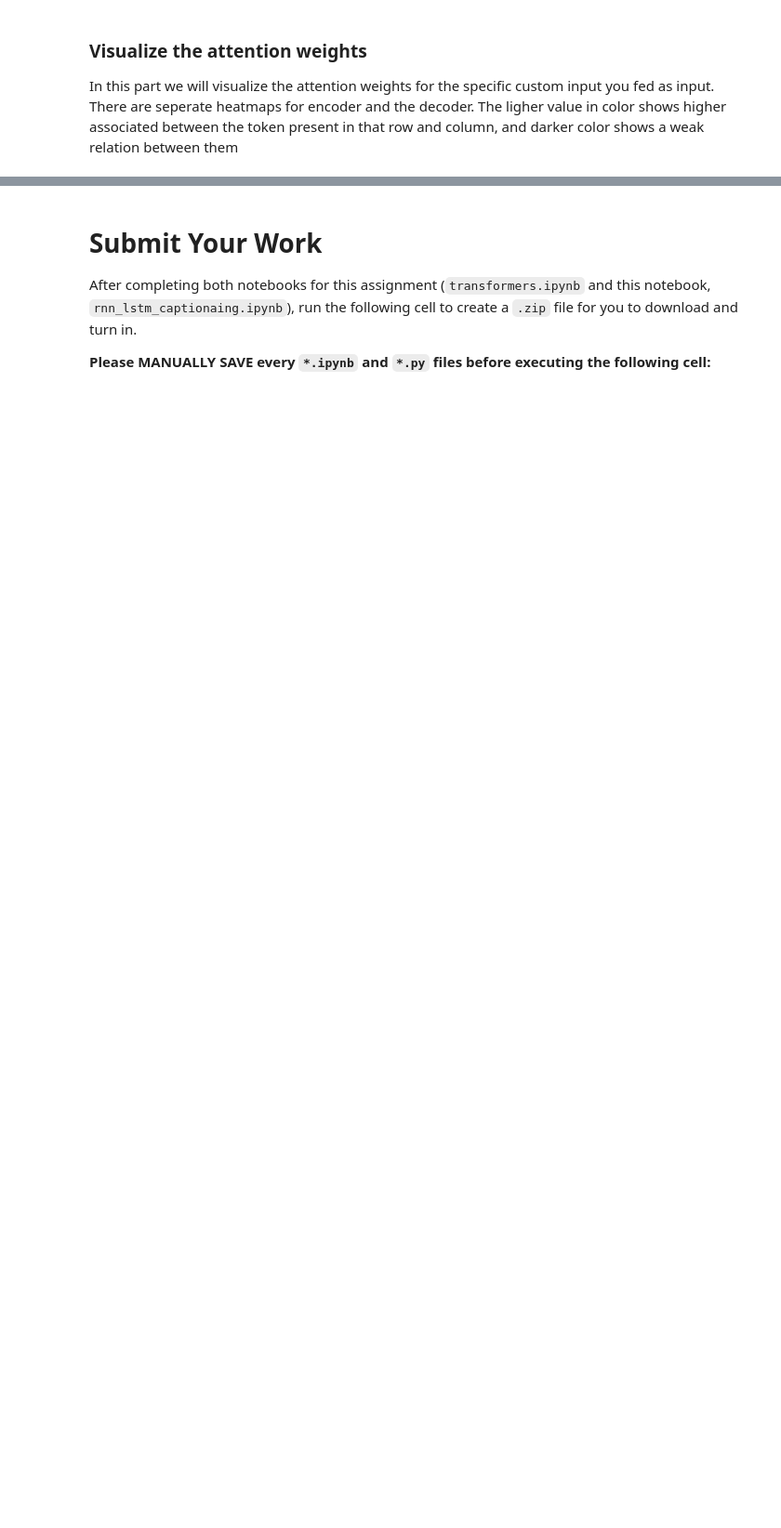
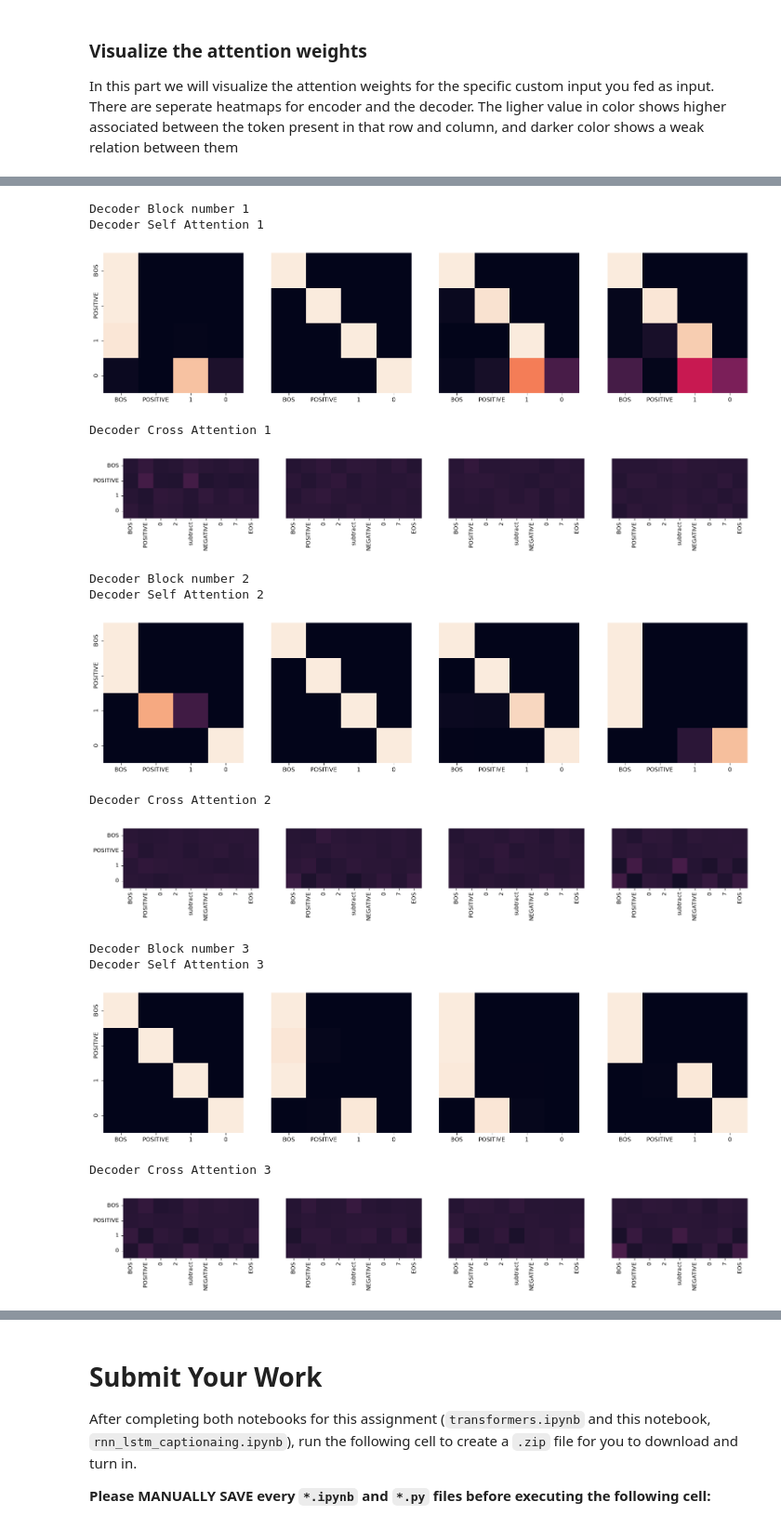
Before and after one commit to AYAYA723/EECS-498-007_598-005-Deep-Learning-Personal-Note, a Jupyter notebook: assignment5/Transformers.ipynb, the cells around one changed output, grey strips where cells are left out. Shown at 93% size. Drawn from its saved outputs; the diff is of its cells as text; code cells hidden in the pictures; blank space fills up the shorter version.

```diff
--- a/assignment5/Transformers.ipynb
+++ b/assignment5/Transformers.ipynb
@@ -1431,31 +1566,45 @@ plt.close()
 # %%
-for layer in range(num_dec_layers):
-    fig, axs = plt.subplots(1, num_heads, figsize=(20, 10))
+for layer in range(len(trained_model.decoder.layers)):
+    heads = trained_model.decoder.layers[layer].attention_self.heads
+    fig, axs = plt.subplots(1, len(heads), figsize=(20, 10), squeeze=False)
 
-    print("Decoder Block number ", layer + 1)
-
+    print("Decoder Block number", layer + 1)
     print("Decoder Self Attention", layer + 1)
-    for h in range(num_heads):
+    for h in range(len(heads)):
         draw(
-            trained_model.decoder.layers[layer]
-            .attention_self.heads[h]
-            .weights_softmax.data.cpu()
-            .numpy()[0],
+            heads[h].weights_softmax.detach().cpu().numpy()[0],
             target_exp,
             target_exp if h == 0 else [],
-            ax=axs[h],
+            ax=axs[0, h],
         )
     plt.show()
-    print("Decoder Cross attention", layer + 1)
-    fig, axs = plt.subplots(1, 4, figsize=(20, 10))
-    for h in range(num_heads):
+    plt.close(fig)
+
+    print("Decoder Cross Attention", layer + 1)
+    heads = trained_model.decoder.layers[layer].attention_cross.heads
+    fig, axs = plt.subplots(1, len(heads), figsize=(20, 10), squeeze=False)
+    for h in range(len(heads)):
         draw(
-            trained_model.decoder.layers[layer]
-            .attention_cross.heads[h]
-            .weights_softmax.data.cpu()
-            .numpy()[0],
+            heads[h].weights_softmax.detach().cpu().numpy()[0],
             inp_seq,
             target_exp if h == 0 else [],
-            ax=axs[h],
+            ax=axs[0, h],
         )
     plt.show()
+    plt.close(fig)
+# %% [output]
+Decoder Block number 1
+Decoder Self Attention 1
+[figure, added]
+Decoder Cross Attention 1
+[figure, added]
+Decoder Block number 2
+Decoder Self Attention 2
+[figure, added]
+Decoder Cross Attention 2
+[figure, added]
+Decoder Block number 3
+Decoder Self Attention 3
+[figure, added]
+Decoder Cross Attention 3
+[figure, added]
```
Also changed, not shown: parts of 39 cells of this notebook, 3 other files.
